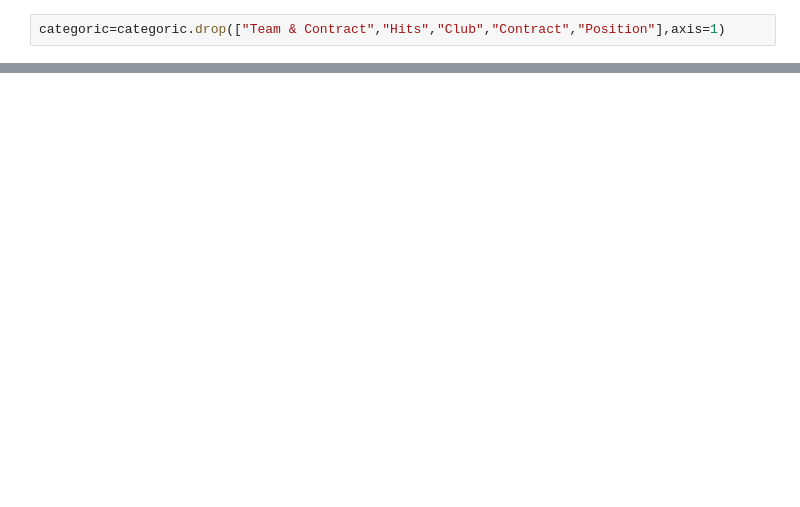
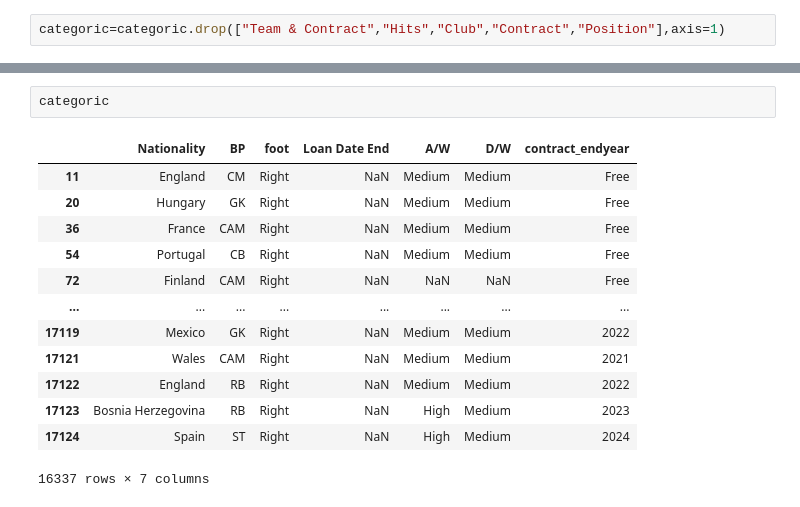
Before and after one commit to shouldbeclaudio/Project_FIFA21, a Jupyter notebook: fifa.ipynb, the cells around one changed output, grey strips where cells are left out. Cells and saved outputs as stored; diff of their text form; blank space fills up the shorter version.

```diff
--- a/fifa.ipynb
+++ b/fifa.ipynb
@@ -456,0 +602,16 @@ for col in categoric.columns:
+# %%
+categoric
+# %% [output]
+|  | Nationality | BP | foot | Loan Date End | A/W | D/W | contract_endyear |
+| 11 | England | CM | Right | NaN | Medium | Medium | Free |
+| 20 | Hungary | GK | Right | NaN | Medium | Medium | Free |
+| 36 | France | CAM | Right | NaN | Medium | Medium | Free |
+| 54 | Portugal | CB | Right | NaN | Medium | Medium | Free |
+| 72 | Finland | CAM | Right | NaN | NaN | NaN | Free |
+| ... | ... | ... | ... | ... | ... | ... | ... |
+| 17119 | Mexico | GK | Right | NaN | Medium | Medium | 2022 |
+| 17121 | Wales | CAM | Right | NaN | Medium | Medium | 2021 |
+| 17122 | England | RB | Right | NaN | Medium | Medium | 2022 |
+| 17123 | Bosnia Herzegovina | RB | Right | NaN | High | Medium | 2023 |
+| 17124 | Spain | ST | Right | NaN | High | Medium | 2024 |
+16337 rows × 7 columns
```
Also changed, not shown: parts of 27 cells of this notebook.
